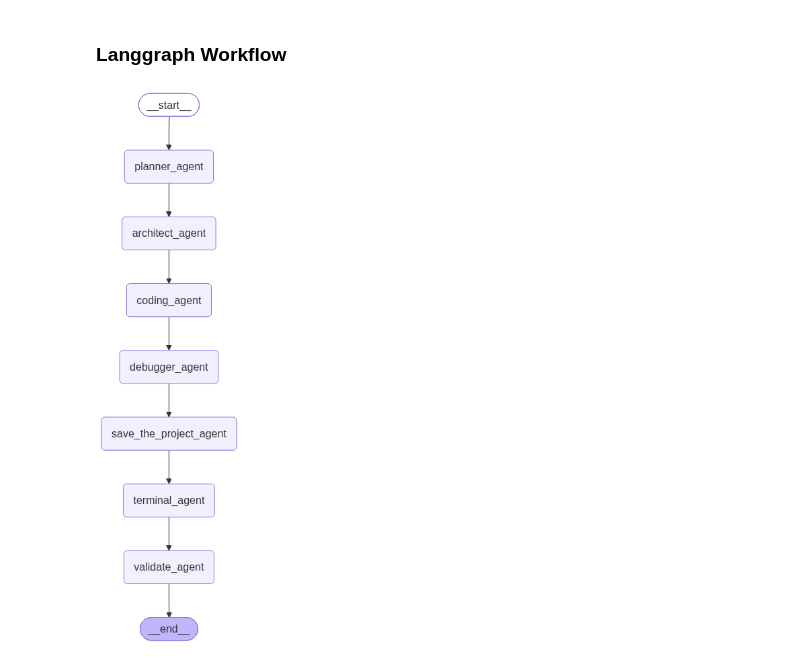
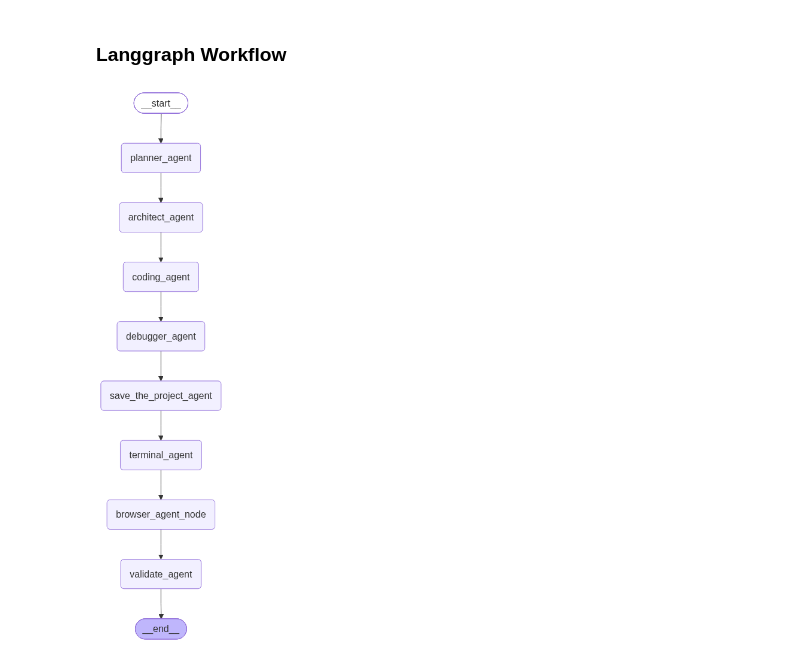
Before and after one commit to AymanKhan2244/SE-BrowserAgent, a Jupyter notebook: notebook.ipynb, the cells around one changed output. Saved outputs shown, nothing was run; the diff lists cells and outputs as text; code cells hidden in the pictures.

Commit message:
integrated browser agent

```diff
--- a/notebook.ipynb
+++ b/notebook.ipynb
@@ -560,6 +759,8 @@ class PipelineState(TypedDict):
 from langgraph.graph import StateGraph , START ,END
 # %%
 # Wrapper functions: each takes the state dict and returns a state-update dict
+from browser_agent import *
+
 def planner_node(state: PipelineState):
     query = state.get("query", "")
     plan = planner_agent(query)
@@ -586,34 +787,45 @@ def terminal_node(state: PipelineState):
     result = terminal_agent(state["project_root"], state["manifest"].install_command)
     return {"terminal_result": result}
 
+
+def browser_agent_node(state: PipelineState):
+    from browser_agent import browser_agent
+    result = browser_agent(
+        project_root=state["project_root"],
+        run_command=state["manifest"].run_command,
+    )
+    return {"browser_result": result}
+
 def validate_node(state: PipelineState):
     validate_project(state["generated_files"], state["manifest"])
     return {}
 # %%
 build = StateGraph(PipelineState)
 
 build.add_node("planner_agent", planner_node)
 build.add_node("architect_agent", architect_node)
 build.add_node("coding_agent", coding_node)
 build.add_node("debugger_agent", debugger_node)
 build.add_node("save_the_project_agent", save_project_node)
 build.add_node("terminal_agent", terminal_node)
 build.add_node("validate_agent", validate_node)
+build.add_node("browser_agent_node",browser_agent_node )
 
 build.add_edge(START, "planner_agent")
 build.add_edge("planner_agent", "architect_agent")
 build.add_edge("architect_agent", "coding_agent")
 build.add_edge("coding_agent", "debugger_agent")
 
 build.add_edge("debugger_agent", "save_the_project_agent")
 build.add_edge("save_the_project_agent", "terminal_agent")
-build.add_edge("terminal_agent", "validate_agent")
-build.add_edge("validate_agent", END)
+build.add_edge("terminal_agent", "browser_agent_node")
+build.add_edge("browser_agent_node", "validate_agent")
+build.add_edge("validate_agent",END)
 
 graph = build.compile()
 graph
 # %% [output]
-[figure, old version]
+[figure, new version]
 # %%
 query = "build a basic calculator web app .. frontend using html and css and backend python flask"
 # %%
```
Also changed, not shown: parts of 2 cells of this notebook, 6 other files.
